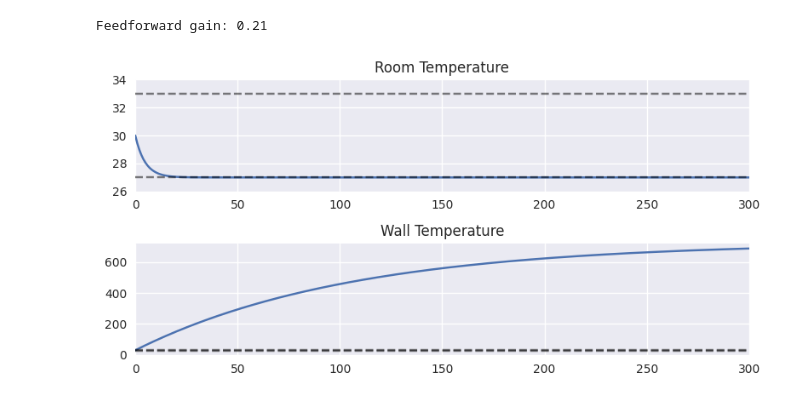
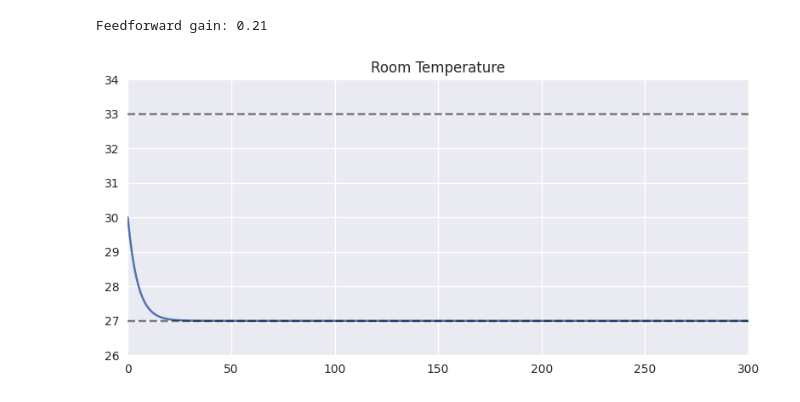
Before and after one commit to SMU-HCI/cs702-ci, a Jupyter notebook: week-10/lecture/lti.ipynb, the cells around one changed output. Drawn from its saved outputs; the diff is of its cells as text; code cells hidden in the pictures.

```diff
--- a/week-10/lecture/lti.ipynb
+++ b/week-10/lecture/lti.ipynb
@@ -155,5 +156,6 @@ Oscillatory eigenvalues: (0.0049999999999999845+0.7999843748474091j) and (0.0049
 # %%
 # Visualize the evolution of the state
+T_out = 33 # celcius
 t = np.linspace(0, 300, 3001)
 u = np.array([np.zeros_like(t),
               np.ones_like(t) * T_out]).T
@@ -238,22 +264,16 @@ t, y, x = signal.lsim(SS3, u, t, X0=[30, 30])
 # %% [output]
 Feedforward gain: 0.21
 # %%
-fig, ax = plt.subplots(2, 1, figsize=(8, 4))
-ax[0].plot(t, x[:, 0])
-ax[0].set_title('Room Temperature')
-ax[0].set_xlim(0, 300)
-ax[0].set_ylim(26, 34)
-ax[0].axhline(y=T_out, color='k', linestyle='--', alpha=0.5)
-ax[0].axhline(y=T_ref, color='k', linestyle='--', alpha=0.5)
+fig, ax = plt.subplots(figsize=(8, 4))
+ax.plot(t, x[:, 0])
+ax.set_title('Room Temperature')
+ax.set_xlim(0, 300)
+ax.set_ylim(26, 34)
+ax.axhline(y=T_out, color='k', linestyle='--', alpha=0.5)
+ax.axhline(y=T_ref, color='k', linestyle='--', alpha=0.5)
 
-ax[1].plot(t, x[:, 1])
-ax[1].set_title('Wall Temperature')
-ax[1].set_xlim(0, 300)
-#ax[1].set_ylim(26, 34)
-ax[1].axhline(y=T_out, color='k', linestyle='--', alpha=0.5)
-ax[1].axhline(y=T_ref, color='k', linestyle='--', alpha=0.5)
 
 plt.tight_layout()
 plt.show()
 # %% [output]
-[figure, old version]
+[figure, new version]
```
Also changed, not shown: parts of 2 cells of this notebook.
